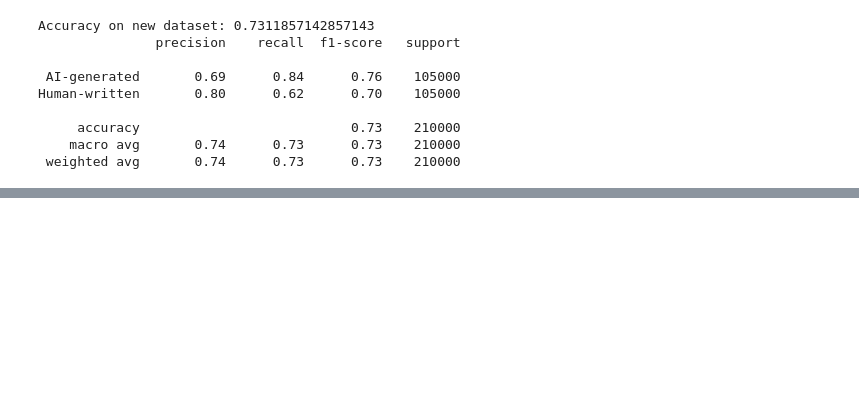
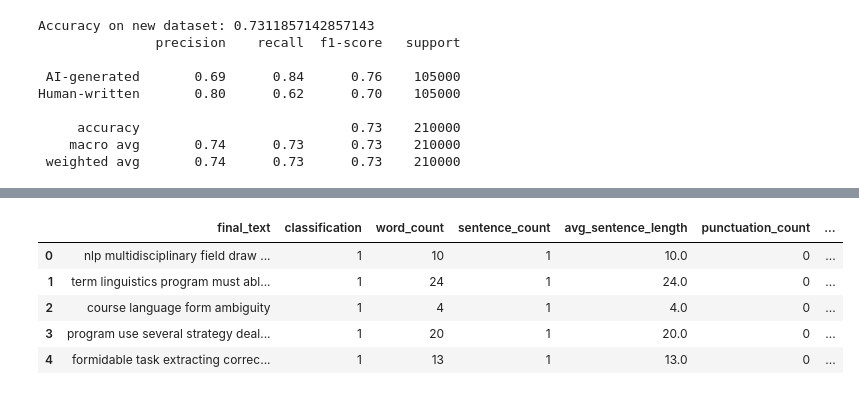
Before and after one commit to MollyMoriJing/MUGC_Detact_Reddit, a Jupyter notebook: human_vs_ai_final.ipynb, the cells around one changed output, grey strips where cells are left out. Cells and saved outputs as stored; diff of their text form; code cells hidden in the pictures; blank space fills up the shorter version.

```diff
--- a/human_vs_ai_copy.ipynb
+++ b/human_vs_ai_final.ipynb
@@ -1747,0 +1796,11 @@ Human-written       0.80      0.62      0.70    105000
+# %%
+df_sentence = pd.read_csv("data/df_featured_test1.csv")
+df_sentence = df_sentence.dropna(subset=["final_text"])
+df_sentence.head()
+# %% [output]
+|  | final_text | classification | word_count | sentence_count | avg_sentence_length | punctuation_count | ... |
+| 0 | nlp multidisciplinary field draw ... | 1 | 10 | 1 | 10.0 | 0 | ... |
+| 1 | term linguistics program must abl... | 1 | 24 | 1 | 24.0 | 0 | ... |
+| 2 | course language form ambiguity | 1 | 4 | 1 | 4.0 | 0 | ... |
+| 3 | program use several strategy deal... | 1 | 20 | 1 | 20.0 | 0 | ... |
+| 4 | formidable task extracting correc... | 1 | 13 | 1 | 13.0 | 0 | ... |
```
Also changed, not shown: parts of 71 cells of this notebook, 5 other files.
